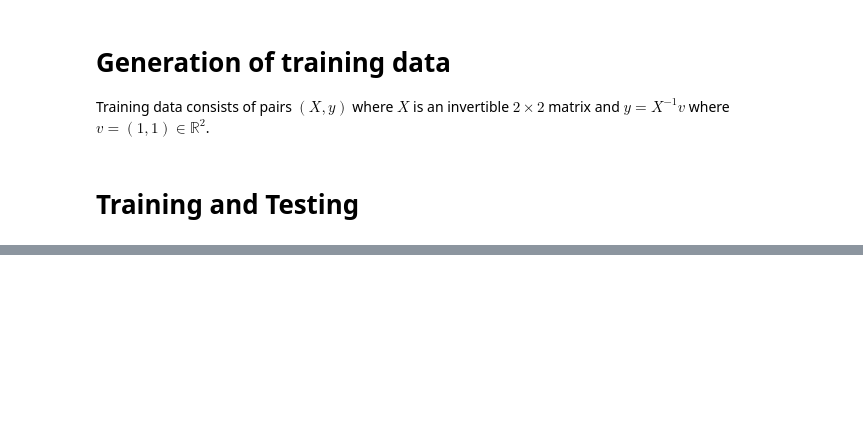
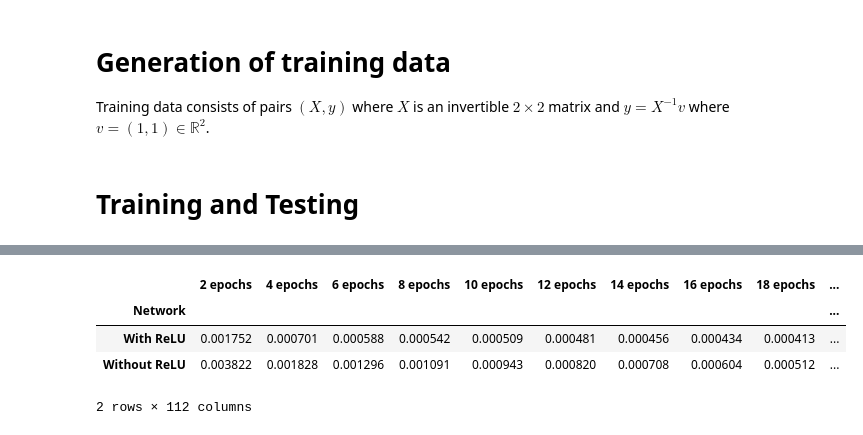
Before and after one commit to l-oksanen/oprecnn, a Jupyter notebook: simple_inversion.ipynb, the cells around one changed output, grey strips where cells are left out. Saved outputs shown, nothing was run; the diff lists cells and outputs as text; code cells hidden in the pictures; blank space fills up the shorter version.

```diff
--- a/simple_inversion.ipynb
+++ b/simple_inversion.ipynb
@@ -156,11 +188,17 @@ plt.savefig("../masters-thesis/data/matrix-seelearning251122_4.eps", format="eps
 # %%
 
 index_x = [f"{e} epochs" for e in epo]
-index_y = [1e-4, 1e-4, 1e-4, 1e-4]
+index_y = ["With ReLU","Without ReLU"]
 df1 = pd.DataFrame(losses_list, columns=index_x, index = index_y)
-df1.index.name = "lr"
+df1.index.name = "Network"
 # saves the table in latex-code
-df1.to_latex("../masters-thesis/data/matrix-seelearning251122_4.tex", columns=[f"{e} epochs" for e in [10,20,30,40,50]])
+df1.to_latex("../masters-thesis/data/matrix-seelearning281122_relu_vs_norelu.tex", columns=[f"{e} epochs" for e in [10, 50, 88, 180, 224]])
 # saves the table in csv-form
-df1.to_csv("../masters-thesis/data/matrix-seelearning251122_4.csv", index=True, sep=";", decimal=",") #sep=separates columns, decimal=uses , instead of .
+df1.to_csv("../masters-thesis/data/matrix-seelearning281122_relu_vs_norelu.csv", index=True, sep=";", decimal=",") #sep=separates columns, decimal=uses , instead of .
 df1
+# %% [output]
+|  | 2 epochs | 4 epochs | 6 epochs | 8 epochs | 10 epochs | 12 epochs | 14 epochs | 16 epochs | 18 epochs | ... |
+| Network |  |  |  |  |  |  |  |  |  | ... |
+| With ReLU | 0.001752 | 0.000701 | 0.000588 | 0.000542 | 0.000509 | 0.000481 | 0.000456 | 0.000434 | 0.000413 | ... |
+| Without ReLU | 0.003822 | 0.001828 | 0.001296 | 0.001091 | 0.000943 | 0.000820 | 0.000708 | 0.000604 | 0.000512 | ... |
+2 rows × 112 columns
```
Also changed, not shown: parts of 4 cells of this notebook.
